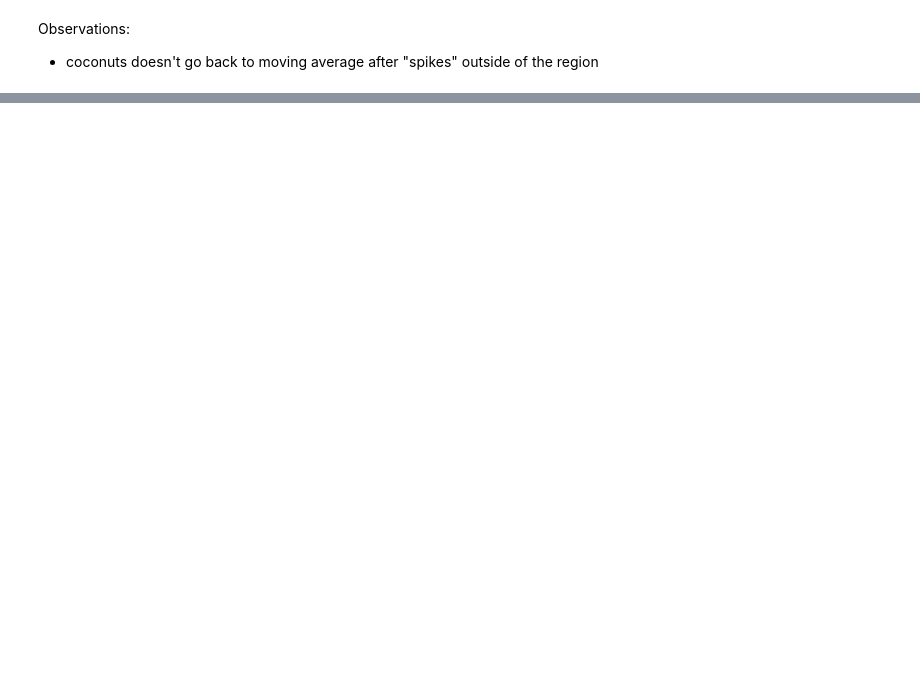
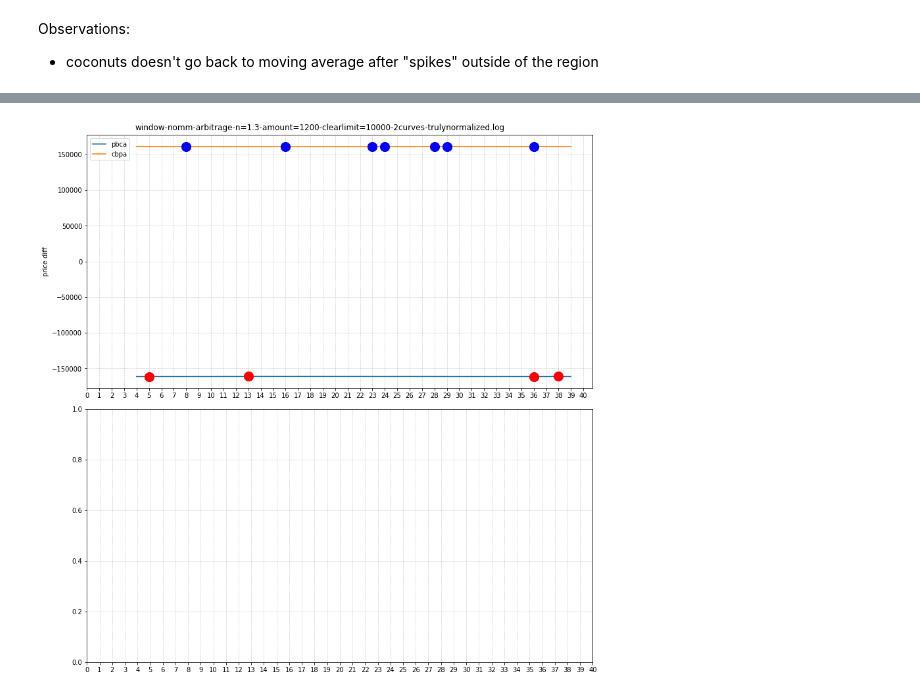
Before and after one commit to MatthewZhang473/2023-Trading-Competitions, a Jupyter notebook: IMC-Round-2/round2_graph.ipynb, the cells around one changed output, grey strips where cells are left out. Drawn from its saved outputs; the diff is of its cells as text; code cells hidden in the pictures; blank space fills up the shorter version.

```diff
--- a/IMC-Round-2/round2_graph.ipynb
+++ b/IMC-Round-2/round2_graph.ipynb
@@ -225,0 +225,60 @@ TypeError: plot() missing 1 required positional argument: 'sell_profit_margin'
+# %%
+normalized_best_bid_prices = [
+    best_bid_list[0] * 8,
+    best_bid_list[1] * 15]
+normalized_best_ask_prices = [
+    best_ask_list[0] * 8,
+    best_ask_list[1] * 15]
+price_diff = normalized_best_bid_prices[0] - normalized_best_ask_prices[1]
+price_diff_rev = normalized_best_bid_prices[1] - normalized_best_ask_prices[0]
+
+window_size = 4
+length = 40
+n = 1.3
+
+fig, axes = plt.subplots(2,1,figsize=(12, 12),sharex=False)
+fig.suptitle(f"{log_file_path.split('/')[-1]}")
+fig.set_tight_layout(True)
+fig.set_facecolor('white')
+
+avg, std = blg(price_diff[:length], window_size)
+avg_rev, std_rev = blg(price_diff_rev[:length], window_size)
+x = np.array(range(window_size,length))
+y = price_diff[window_size:length]
+y2 = price_diff_rev[window_size:length]
+
+axes[0].plot(x,y,label="")
+axes[0].plot(x,y2, label="pbca")
+rsi = rsi_calc(pd.Series(price_diff),n=window_size)
+
+upper = avg + n * std
+upper_rev = avg_rev + n * std_rev
+# lower = avg - n * std
+axes[0].set_ylabel("price diff")
+if n > 0:
+    # axes[0].plot(x, avg[:length], label="moving average")
+    # axes[0].fill_between(x, upper[:length], lower[:length], alpha=0.1)
+    axes[0].scatter(x[y>upper],y[y>upper], marker='o',color='red', s=8000/length,zorder=2)
+    axes[0].scatter(x[y2>upper_rev],y2[y2>upper_rev], marker='o',color='blue', s=8000/length,zorder=2)
+    # axes[0].scatter(x[y<lower],y[y<lower], marker='o',color='red', s=8000/length,zorder=2)
+axes[0].legend(loc='upper left')
+
+# rsi_upper = 45
+# rsi_lower = 20
+# rsi_cond = np.logical_or(rsi[window_size:length] > rsi_upper, rsi[window_size:length] < rsi_lower)
+# # Find the indices of the consecutive True elements
+# indices = np.where(np.logical_and(rsi_cond[1:], rsi_cond[:-1]))[0] + 1
+
+# agree = np.logical_and(rsi_cond, np.logical_or(y>upper, y<lower))
+
+# axes[0].scatter(x[rsi_cond],price_diff[window_size:length][rsi_cond], color='green', marker="x", s=80, zorder=10)
+# axes[0].scatter(x[agree],price_diff[window_size:length][agree], color='yellow', marker="o", s=50, zorder=20)
+# axes[1].plot(x,rsi[window_size:length])
+# axes[1].axhline(y=rsi_upper)
+# axes[1].axhline(y=rsi_lower)
+
+for ax in axes:
+    ax.grid(True, linestyle='--', linewidth=0.5, color='gray', alpha=0.5)
+    ax.set_xticks(np.linspace(0,length,41))
+# %% [output]
+[figure, added]
```
Also changed, not shown: parts of 4 cells of this notebook, 41 other files.
